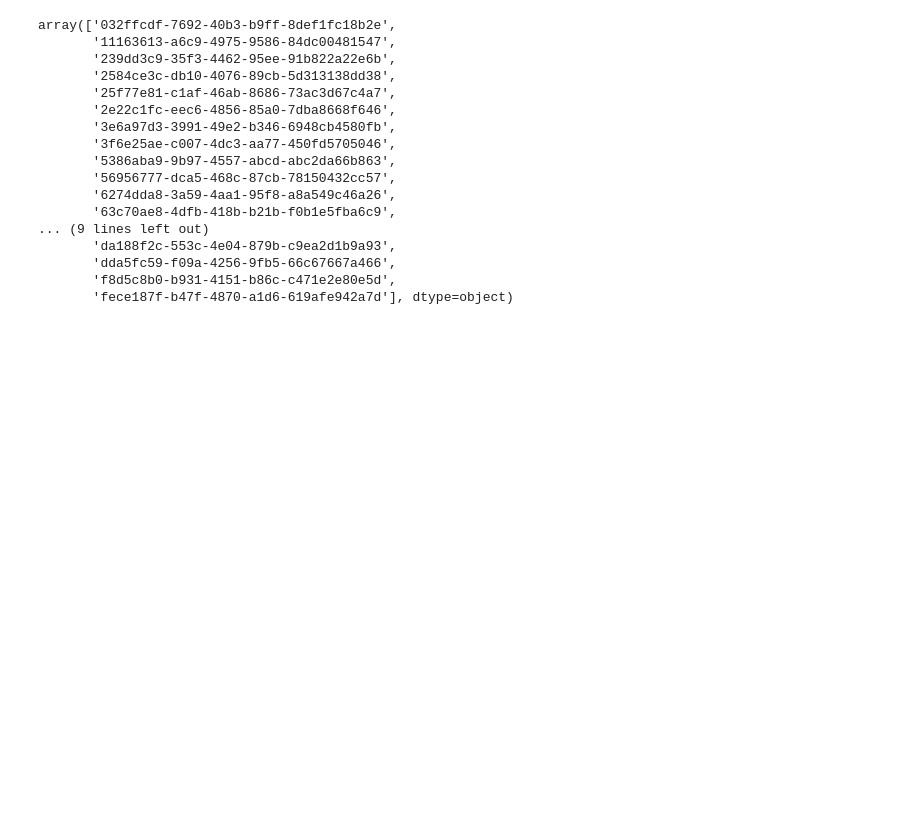
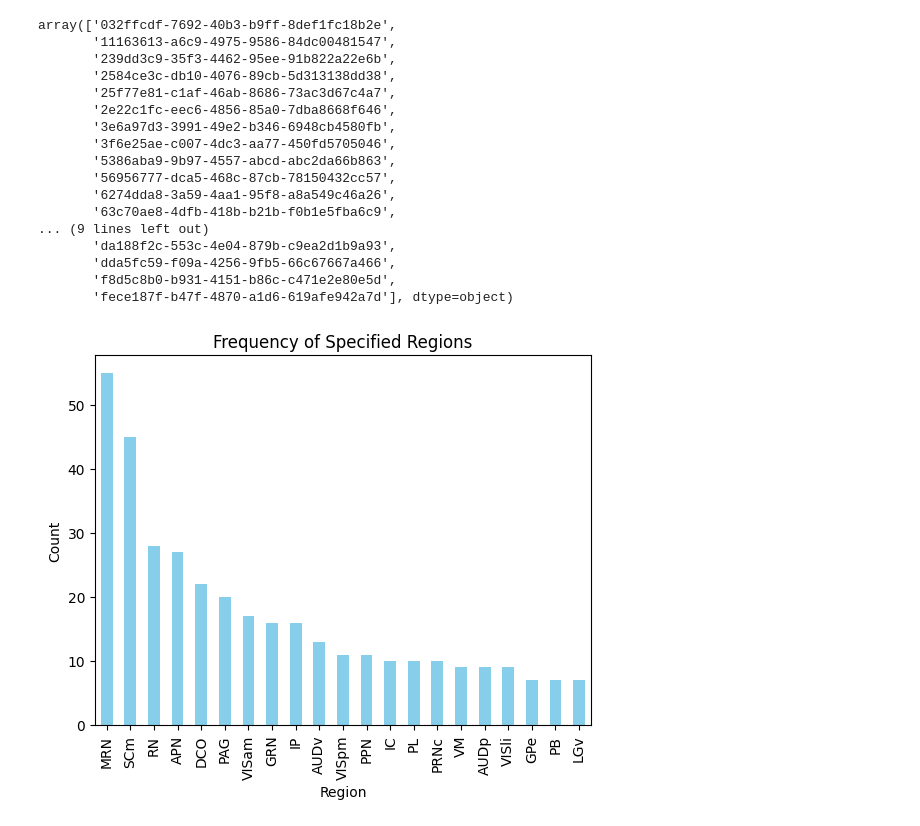
Before and after one commit to debottamKundu/ibl-partial-info-decomp, a Jupyter notebook: notebooks/1.2_recored_regions.ipynb, the cells around one changed output. Cells and saved outputs as stored; diff of their text form; code cells hidden in the pictures; blank space fills up the shorter version.

```diff
--- a/notebooks/1.2_recored_regions.ipynb
+++ b/notebooks/1.2_recored_regions.ipynb
@@ -144,0 +168,4 @@ np.save('../data/processed/eids_with_detailed_insertions', eids)
+# %%
+eids = np.concatenate([x for x in eids])
+# %%
+eids = np.unique(eids)
@@ -144,0 +174,12 @@ np.save('../data/processed/eids_with_detailed_insertions', eids)
+# %%
+filter_df = df_granger[df_granger['source name'].isin(top_regions) &  df_granger['eid'].isin(eids)]
+# %%
+region_counts = filter_df['source name'].value_counts()
+# %%
+region_counts.plot(kind='bar', color='skyblue')
+plt.xlabel('Region')
+plt.ylabel('Count')
+plt.title('Frequency of Specified Regions')
+plt.show()
+# %% [output]
+[figure, added]
```
Also changed, not shown: parts of 23 cells of this notebook, 8 other files.
